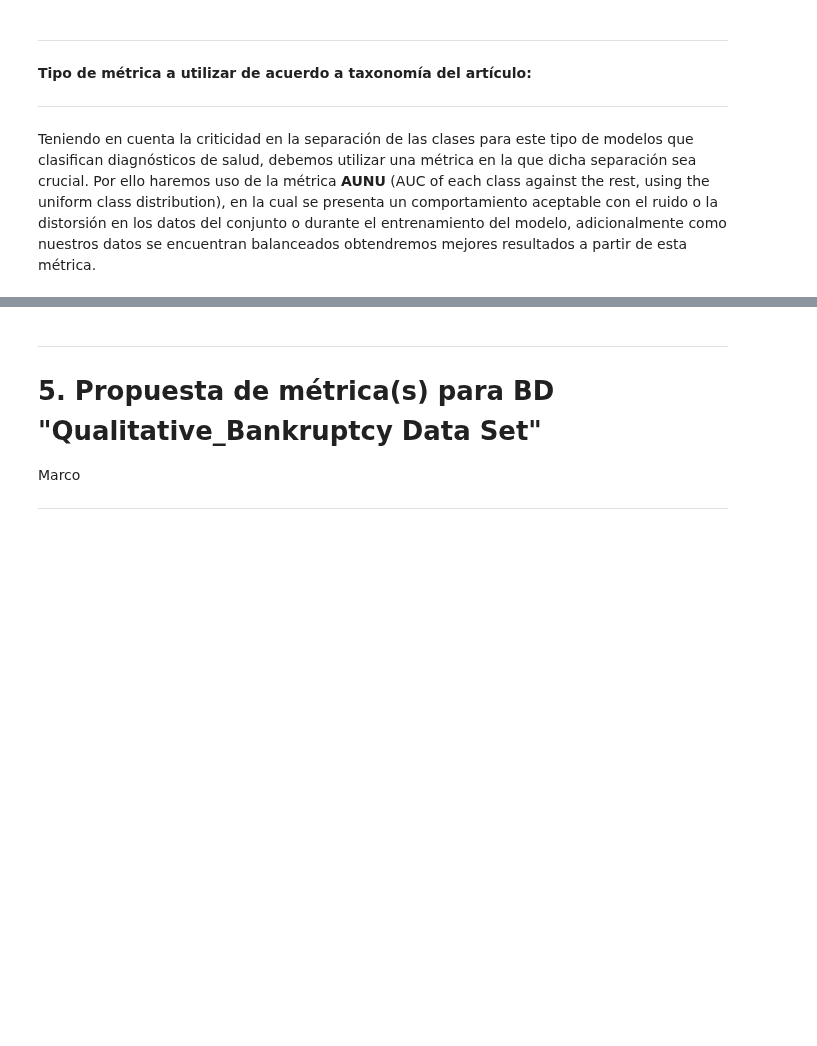
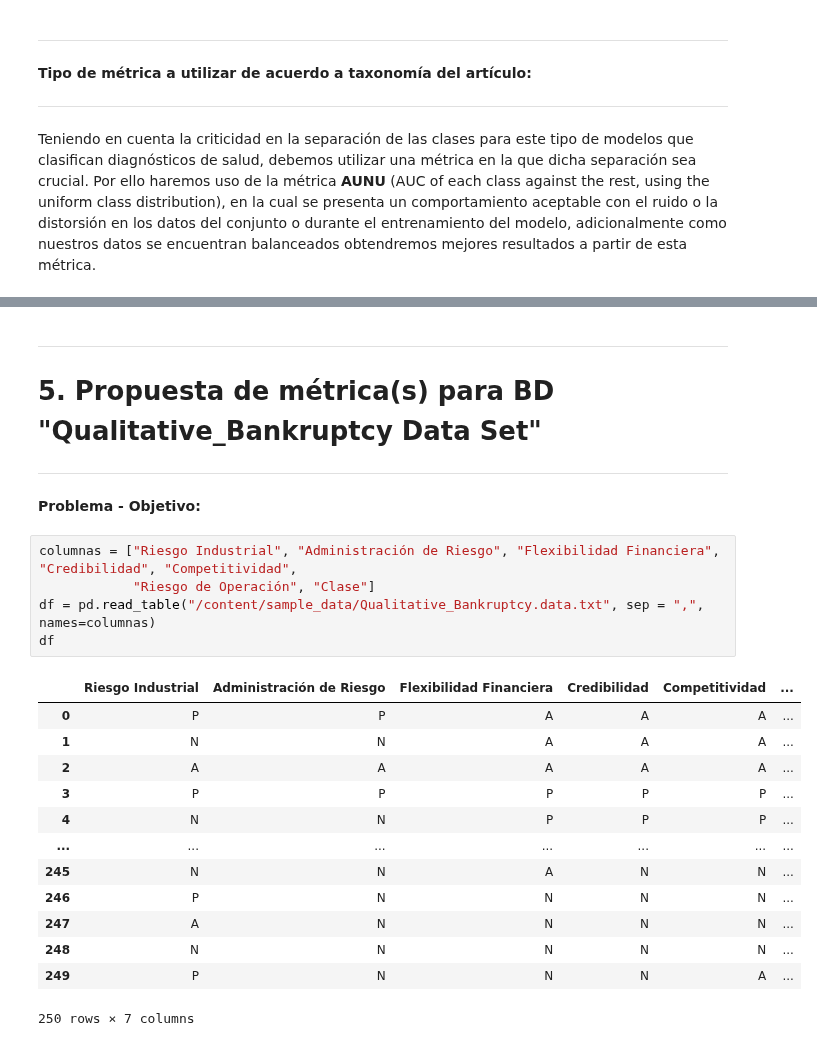
Before and after one commit to A01793509/Equipo38, a Jupyter notebook: Actividad_Semana_9_Equipo38.ipynb, the cells around one changed output, grey strips where cells are left out. Saved outputs shown, nothing was run; the diff lists cells and outputs as text; blank space fills up the shorter version.

```diff
--- a/Actividad_Semana_9_Equipo38.ipynb
+++ b/Actividad_Semana_9_Equipo38.ipynb
@@ -139,6 +271,26 @@ Luis
 ---
 
 # 5. Propuesta de métrica(s) para BD "**Qualitative_Bankruptcy Data Set**"
-Marco
 
 ---
+# %% [markdown]
+**Problema - Objetivo:**
+# %%
+columnas = ["Riesgo Industrial", "Administración de Riesgo", "Flexibilidad Financiera", "Credibilidad", "Competitividad",
+            "Riesgo de Operación", "Clase"]
+df = pd.read_table("/content/sample_data/Qualitative_Bankruptcy.data.txt", sep = ",", names=columnas)
+df
+# %% [output]
+|  | Riesgo Industrial | Administración de Riesgo | Flexibilidad Financiera | Credibilidad | Competitividad | ... |
+| 0 | P | P | A | A | A | ... |
+| 1 | N | N | A | A | A | ... |
+| 2 | A | A | A | A | A | ... |
+| 3 | P | P | P | P | P | ... |
+| 4 | N | N | P | P | P | ... |
+| ... | ... | ... | ... | ... | ... | ... |
+| 245 | N | N | A | N | N | ... |
+| 246 | P | N | N | N | N | ... |
+| 247 | A | N | N | N | N | ... |
+| 248 | N | N | N | N | N | ... |
+| 249 | P | N | N | N | A | ... |
+250 rows × 7 columns
```
Also changed, not shown: parts of 25 cells of this notebook.
